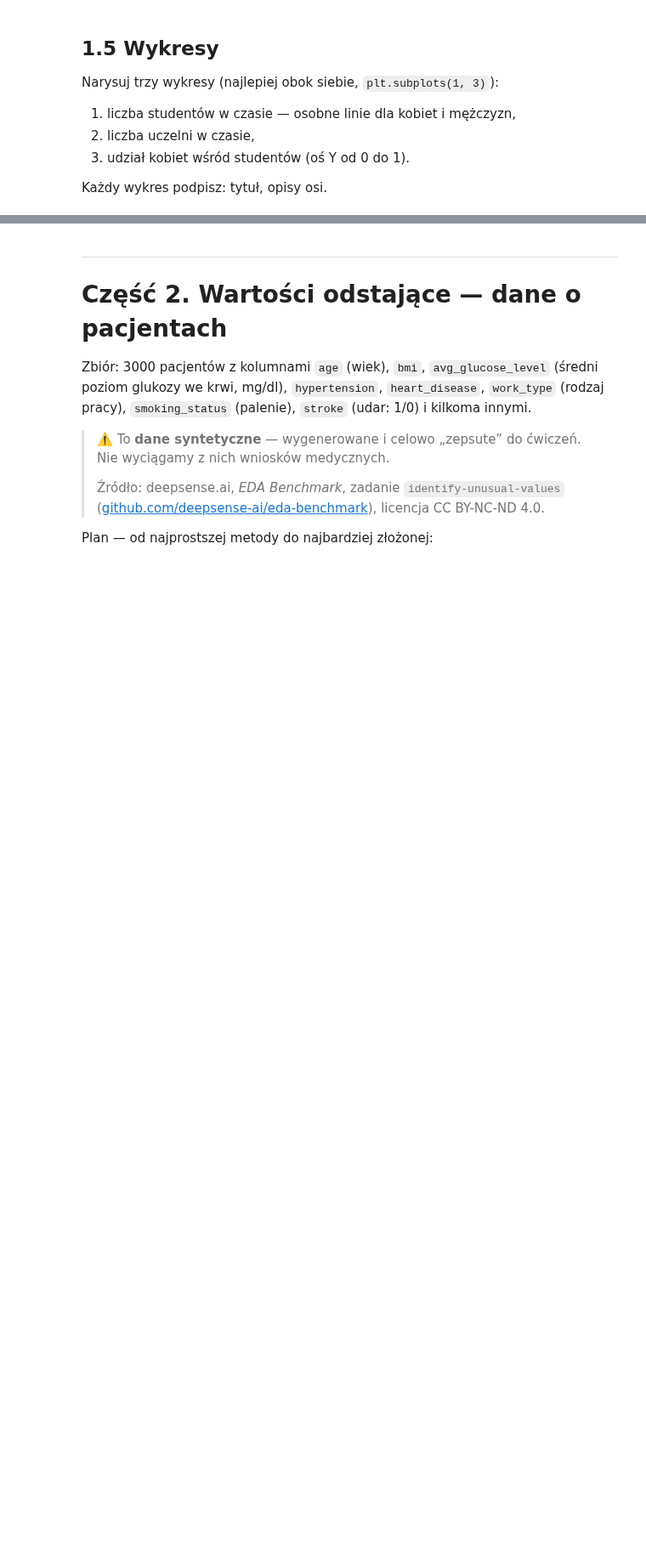
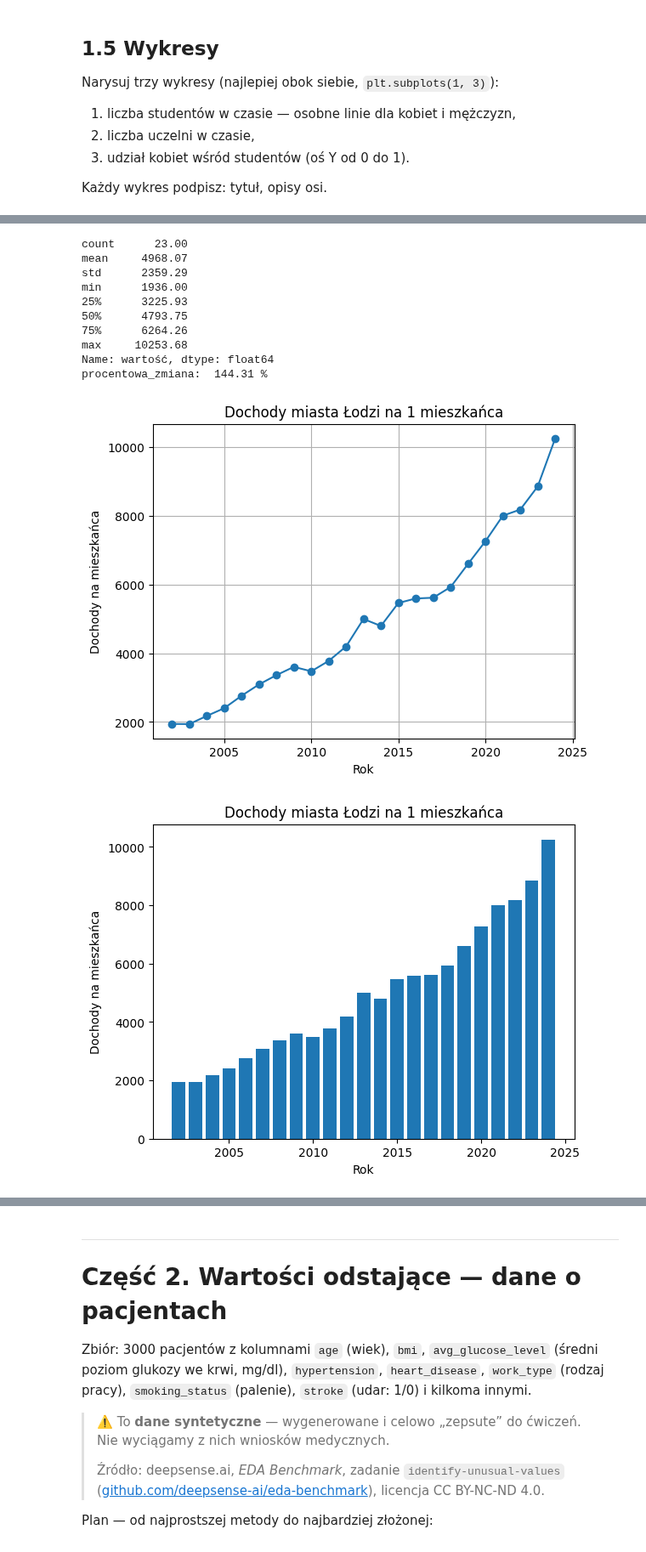
Before and after one commit to bobyysh/EksploracjaDanych, a Jupyter notebook: lab03_otwarte_dane_odstajace.ipynb, the cells around one changed output, grey strips where cells are left out. Shown at 85% size. Saved outputs shown, nothing was run; the diff lists cells and outputs as text; code cells hidden in the pictures; blank space fills up the shorter version.

```diff
--- a/lab03_otwarte_dane_odstajace.ipynb
+++ b/lab03_otwarte_dane_odstajace.ipynb
@@ -230,2 +244,15 @@ Wybierz **inny** zbiór z [otwarte.miasto.lodz.pl](https://otwarte.miasto.lodz.p
 # %%
 # TODO: wczytanie i przegląd Twojego zbioru
+PLIK_WLASNY = "dochody-miasta-na-1-mieszkaca.csv"
+upewnij_sie_ze_jest(PLIK_WLASNY)
+
+with open(PLIK_WLASNY, encoding="utf-8") as f:
+    for _ in range(5):
+        print(f.readline().rstrip())
+df = pd.read_csv(PLIK_WLASNY, sep=";", decimal=",")
+display(df.head())
+print("Dane sa w formacie długim \n")
+print("Wymiary: ", df.shape, '\n')
+print(df.dtypes)
+print("\nbraki: ")
+print(df.isna().sum())
@@ -232,3 +290,37 @@ Wybierz **inny** zbiór z [otwarte.miasto.lodz.pl](https://otwarte.miasto.lodz.p
 # %%
 # TODO: przekształcenia, statystyki i wykresy
+opis = df["wartość"].describe()
+print(opis)
+dochod_2012 = df.loc[df["rok"]==2012, "wartość"].iloc[0]
+dochod_2024 = df.loc[df["rok"]==2024, "wartość"].iloc[0]
+
+zmiana = (dochod_2024-dochod_2012) / dochod_2012 * 100
+print("procentowa_zmiana: ", zmiana.round(2), "%")
+
+#wykres punktowy
+plt.plot(df["rok"], df["wartość"], marker="o")
+plt.title("Dochody miasta Łodzi na 1 mieszkańca")
+plt.xlabel("Rok")
+plt.ylabel("Dochody na mieszkańca")
+plt.grid("True")
+plt.show()
+#wykres słupkowy
+plt.bar(df["rok"], df["wartość"])
+plt.title("Dochody miasta Łodzi na 1 mieszkańca")
+plt.xlabel("Rok")
+plt.ylabel("Dochody na mieszkańca")
+plt.show()
+# %% [output]
+count      23.00
+mean     4968.07
+std      2359.29
+min      1936.00
+25%      3225.93
+50%      4793.75
+75%      6264.26
+max     10253.68
+Name: wartość, dtype: float64
+procentowa_zmiana:  144.31 %
+[figure, added]
+[figure, added]
 # %% [markdown]
```
Also changed, not shown: parts of 27 cells of this notebook, 1 other file.
